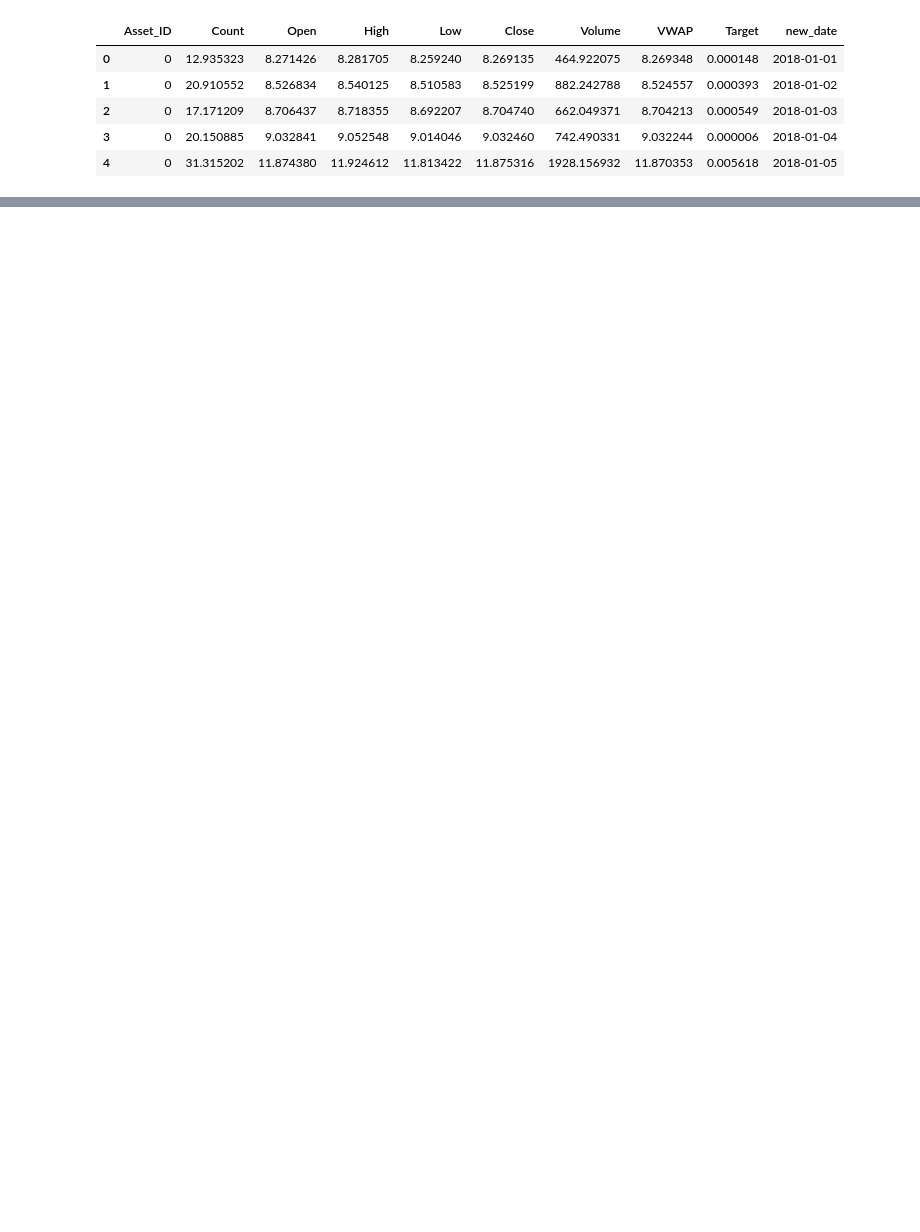
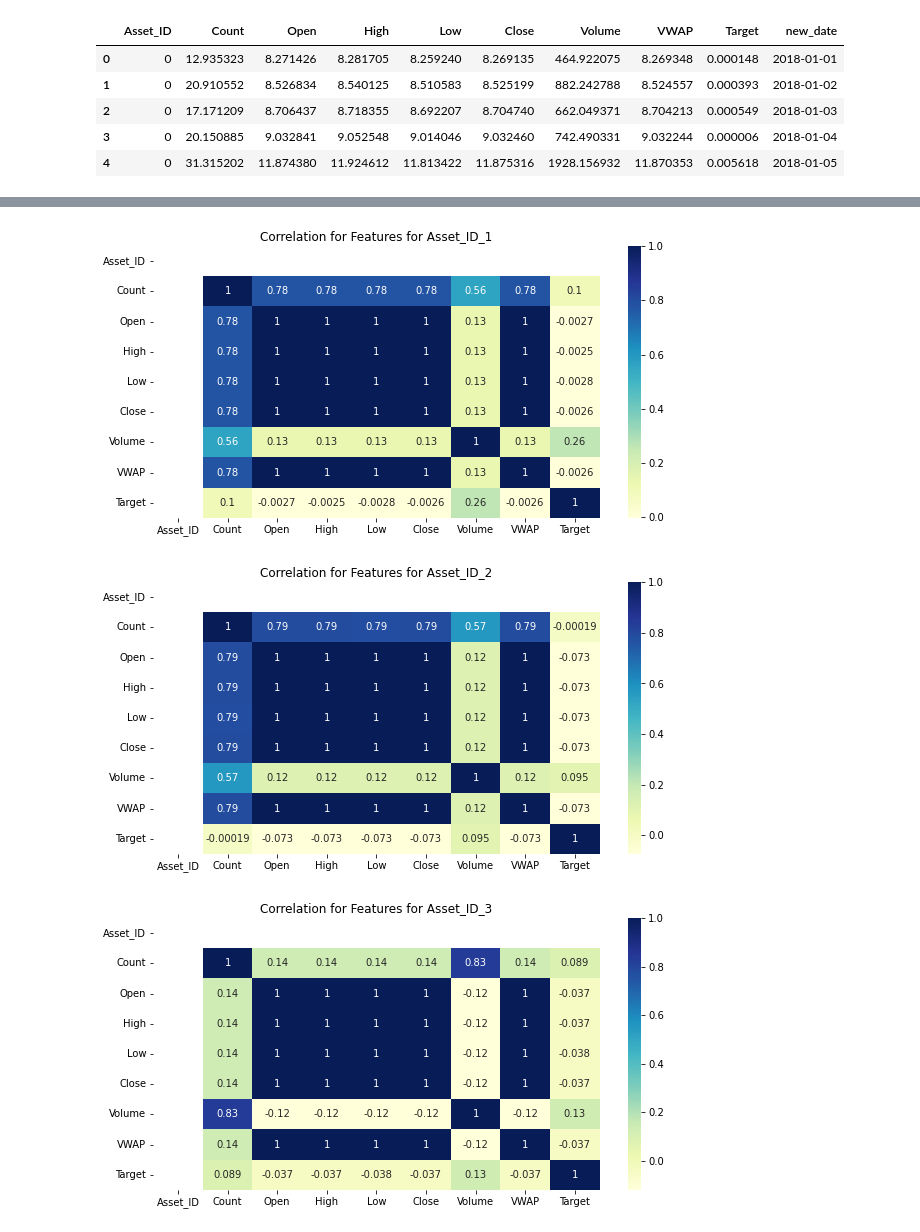
Before and after one commit to kashvi05/CSE523-Machine-Learning-2022-CryptoPolice, a Jupyter notebook: Feature Engineering.ipynb, the cells around one changed output, grey strips where cells are left out. Drawn from its saved outputs; the diff is of its cells as text; code cells hidden in the pictures; blank space fills up the shorter version.

```diff
--- a/Feature Engineering.ipynb
+++ b/Feature Engineering.ipynb
@@ -14,12 +14,3 @@ X_train.head()
 | 2 | 0 | 17.171209 | 8.706437 | 8.718355 | 8.692207 | 8.704740 | 662.049371 | 8.704213 | 0.000549 | 2018-01-03 |
 | 3 | 0 | 20.150885 | 9.032841 | 9.052548 | 9.014046 | 9.032460 | 742.490331 | 9.032244 | 0.000006 | 2018-01-04 |
 | 4 | 0 | 31.315202 | 11.874380 | 11.924612 | 11.813422 | 11.875316 | 1928.156932 | 11.870353 | 0.005618 | 2018-01-05 |
-# %%
-Asset_ID = list(range(0, 14))
-for id in Asset_ID:
-    temp = "./Dataset/Asset_ID_" + str(id)
-    lag_train = pd.read_csv(temp)
-    plt.figure(figsize=(20,7))
-    sns.heatmap(lag_train.corr(),cmap = "YlGnBu",annot = True)
-    plt.title("Correlation for Features for Asset_ID" + str(id+1))
-    plt.show()
@@ -40,0 +17,13 @@ for id in Asset_ID:
+# %%
+Asset_ID = list(range(0, 14))
+for id in Asset_ID:
+    temp = "./Dataset/Asset_ID_" + str(id)
+    lag_train = pd.read_csv(temp)
+    plt.figure(figsize=(10, 5))
+    sns.heatmap(lag_train.corr(),cmap = "YlGnBu",annot = True)
+    plt.title("Correlation for Features for Asset_ID_" + str(id+1))
+    plt.show()
+# %% [output]
+[figure, added]
+[figure, added]
+[figure, added]
```
Also changed, not shown: parts of 2 cells of this notebook.
